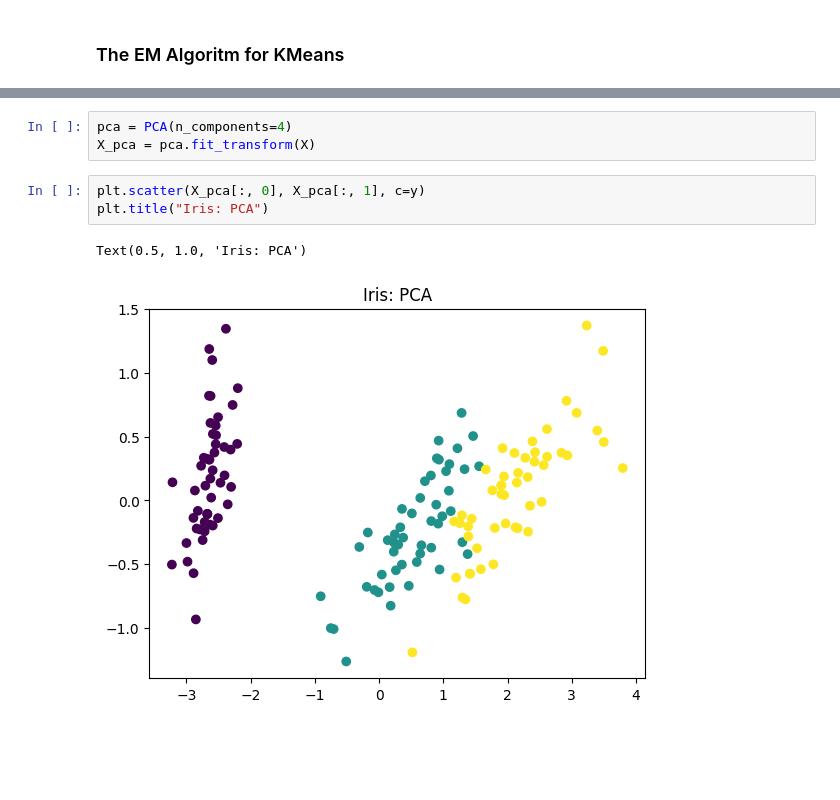
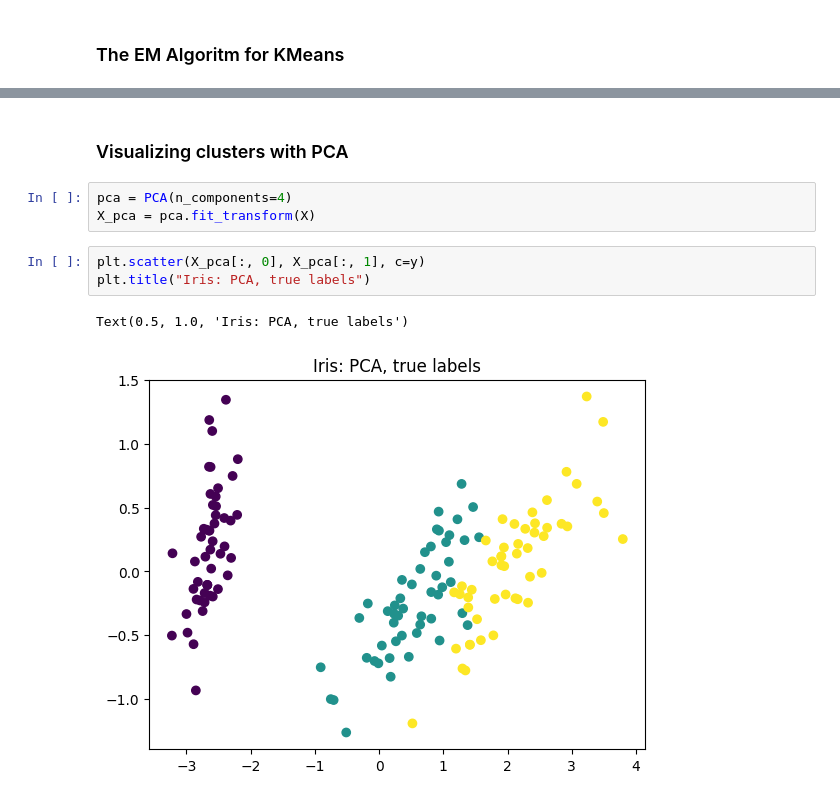
Before and after one commit to ShonenAsh/ml-algos-from-scratch, a Jupyter notebook: clustering/KMeansClustering.ipynb, the cells around one changed output, grey strips where cells are left out. Saved outputs shown, nothing was run; the diff lists cells and outputs as text; blank space fills up the shorter version.

```diff
--- a/clustering/KMeansClustering.ipynb
+++ b/clustering/KMeansClustering.ipynb
@@ -68,9 +51,11 @@ nan
+# %% [markdown]
+### Visualizing clusters with PCA
 # %%
 pca = PCA(n_components=4)
 X_pca = pca.fit_transform(X)
 # %%
 plt.scatter(X_pca[:, 0], X_pca[:, 1], c=y)
-plt.title("Iris: PCA")
+plt.title("Iris: PCA, true labels")
 # %% [output]
-Text(0.5, 1.0, 'Iris: PCA')
+Text(0.5, 1.0, 'Iris: PCA, true labels')
-[figure, old version]
+[figure, new version]
```
Also changed, not shown: parts of 11 cells of this notebook.
